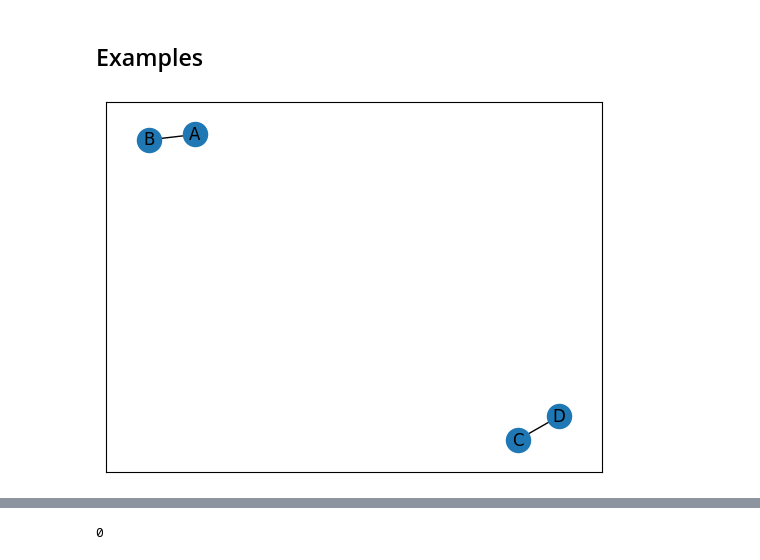
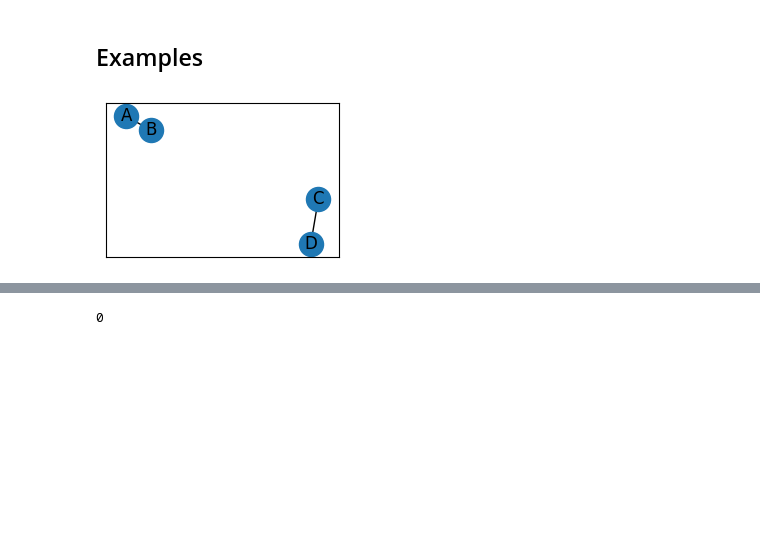
Before and after one commit to kenechiomeke/graph-networks, a Jupyter notebook: intro_social_networks.ipynb, the cells around one changed output, grey strips where cells are left out. Drawn from its saved outputs; the diff is of its cells as text; code cells hidden in the pictures; blank space fills up the shorter version.

Commit message:
Update figure sizes to reduce file size

```diff
--- a/intro_social_networks.ipynb
+++ b/intro_social_networks.ipynb
@@ -71,9 +71,11 @@ G.add_edge('A', 'B')
 G.add_edge('C', 'D')
 # %%
 # Visualise the graph
+
+plt.figure(figsize=(3, 2))
 nx.draw_networkx(G)
 # %% [output]
-[figure, old version]
+[figure, new version]
 # %%
 # Directed graphs
 G1 = nx.DiGraph() #creating a graph object
```
Also changed, not shown: parts of 9 cells of this notebook, 1 other file.
